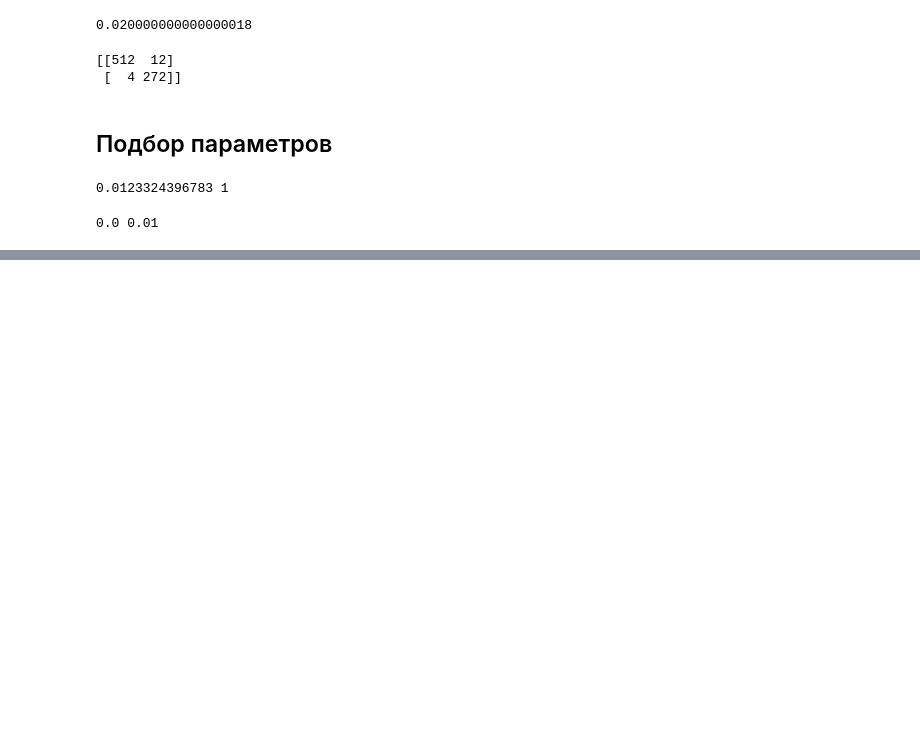
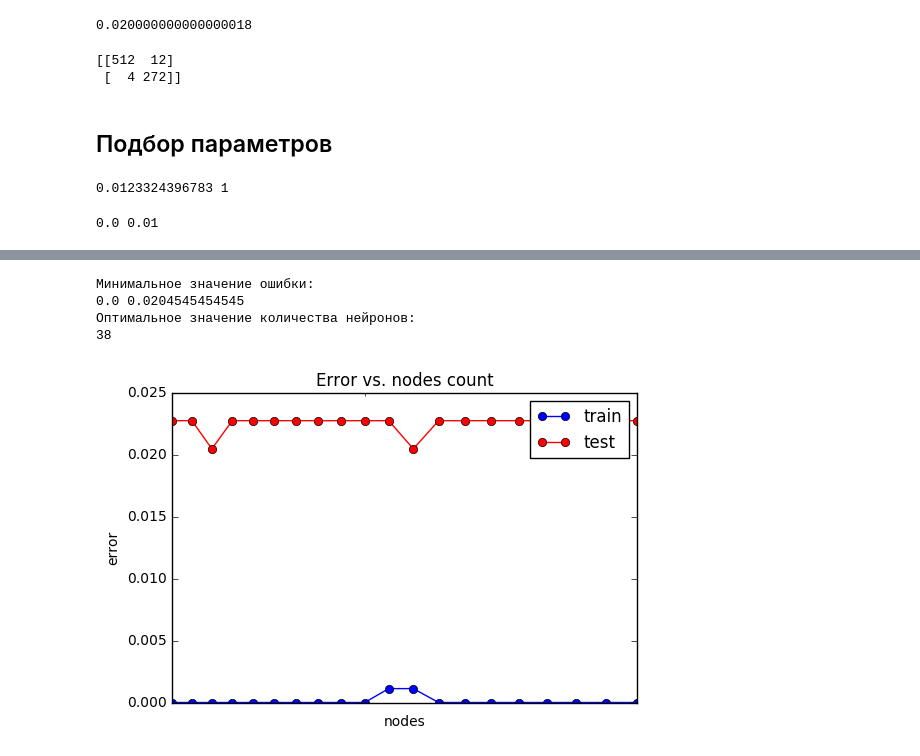
Before and after one commit to ibabaev/MachineLearning, a Jupyter notebook: homework_1.ipynb, the cells around one changed output, grey strips where cells are left out. Saved outputs shown, nothing was run; the diff lists cells and outputs as text; code cells hidden in the pictures; blank space fills up the shorter version.

```diff
--- a/homework_1.ipynb
+++ b/homework_1.ipynb
@@ -464,0 +577,39 @@ print(err_train, err_test)
+# %%
+#Построим график зависимости ошибок от количества нейронов в скрытых слоях (2 скрытых слоя с одинаковым количеством нейронов)
+nodes_arr_2 = np.arange(30, 50, 1)
+test_err = []
+train_err = []
+for nodes in nodes_arr_2:
+    mlp_model = MLPClassifier(hidden_layer_sizes = (nodes, nodes), solver = 'lbfgs',
+                              activation = 'logistic', random_state = 54)
+    mlp_model.fit(X_train, y_train)
+
+    y_train_pred = mlp_model.predict(X_train)
+    y_test_pred = mlp_model.predict(X_test)
+    train_err.append(np.mean(y_train != y_train_pred))
+    test_err.append(np.mean(y_test != y_test_pred))
+
+print("Минимальное значение ошибки:")
+min_train_err = np.min(train_err)
+min_test_err = np.min(test_err)
+print(min_train_err, min_test_err)
+
+print("Оптимальное значение количества нейронов:")
+nodes_opt_2 = nodes_arr_2[test_err == min_test_err][0]
+print(nodes_opt_2)
+
+plt.semilogx(nodes_arr_2, train_err, 'b-o', label = 'train')
+plt.semilogx(nodes_arr_2, test_err, 'r-o', label = 'test')
+plt.xlim([np.max(nodes_arr_2), np.min(nodes_arr_2)])
+plt.title('Error vs. nodes count')
+plt.xlabel('nodes')
+plt.ylabel('error')
+plt.legend()
+pass
+#Везде наблюдается переобучение
+# %% [output]
+Минимальное значение ошибки:
+0.0 0.0204545454545
+Оптимальное значение количества нейронов:
+38
+[figure, added]
```
Also changed, not shown: parts of 18 cells of this notebook.
